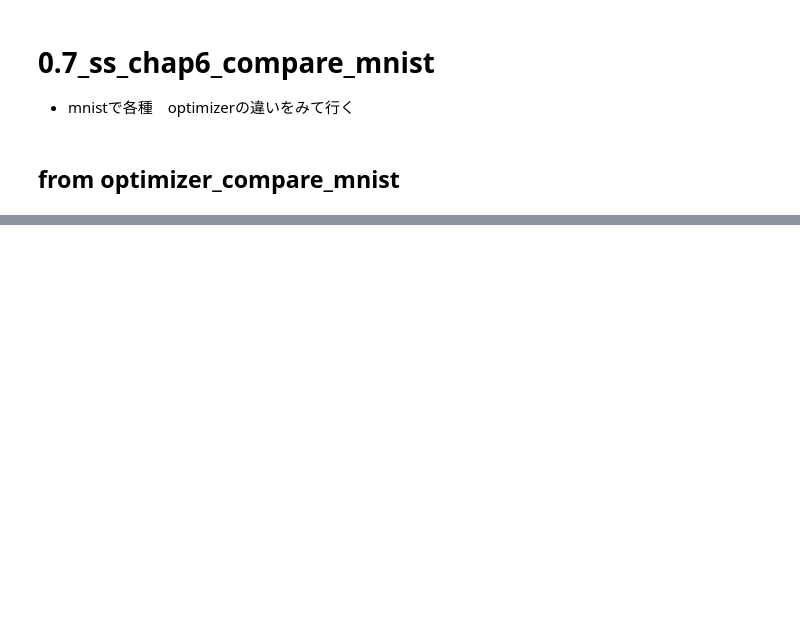
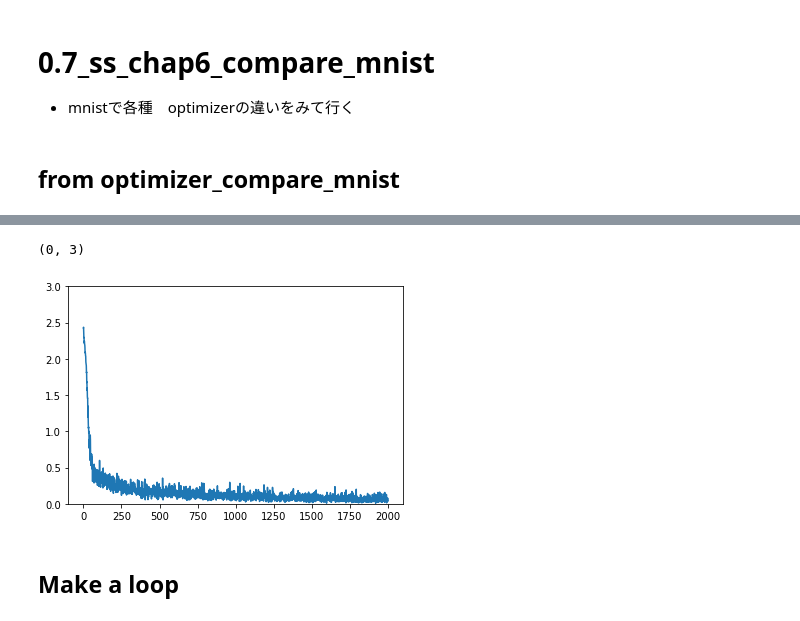
Before and after one commit to banbiossa/deep-learning-from-scrach, a Jupyter notebook: notebooks/0.7_ss_chap6_mnist_compare.ipynb, the cells around one changed output, grey strips where cells are left out. Drawn from its saved outputs; the diff is of its cells as text; code cells hidden in the pictures; blank space fills up the shorter version.

```diff
--- a/notebooks/0.7_ss_chap6_mnist_compare.ipynb
+++ b/notebooks/0.7_ss_chap6_mnist_compare.ipynb
@@ -30,0 +174,9 @@ logger = logging.getLogger()
+# %%
+x = np.arange(len(train_loss))
+plt.plot(x, train_loss)
+plt.ylim(0, 3)
+# %% [output]
+(0, 3)
+[figure, added]
+# %% [markdown]
+## Make a loop
```
Also changed, not shown: parts of 25 cells of this notebook, 2 other files.
